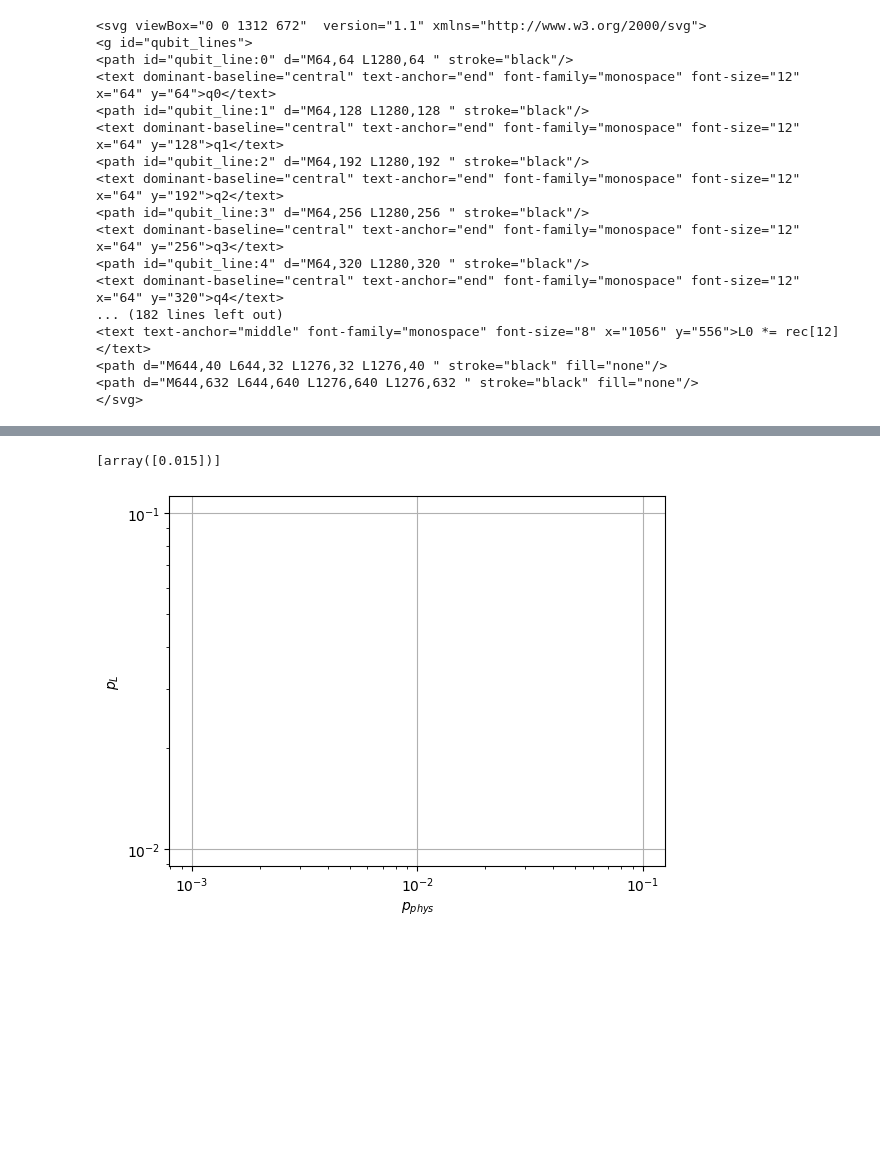
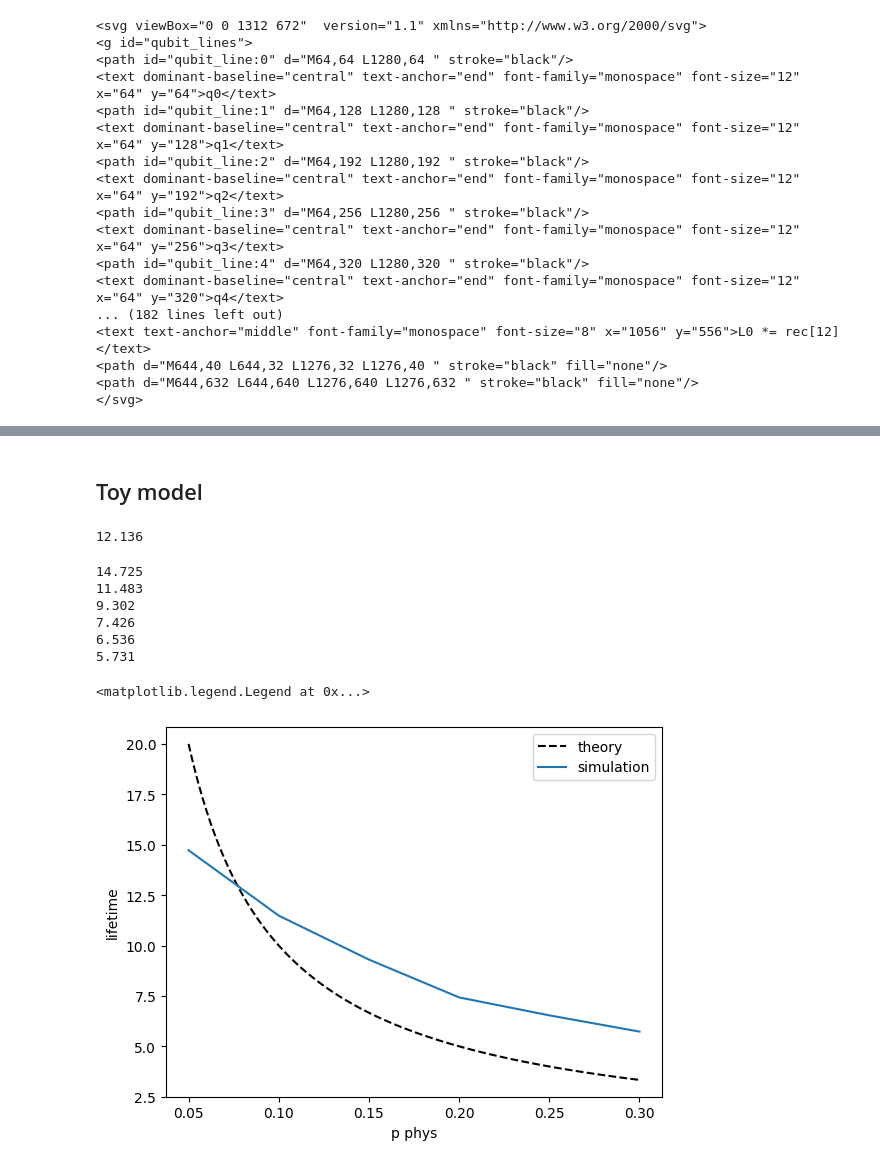
Before and after one commit to JoaoH67/qsample-stim, a Jupyter notebook: lifetime.ipynb, the cells around one changed output, grey strips where cells are left out. Cells and saved outputs as stored; diff of their text form; code cells hidden in the pictures; blank space fills up the shorter version.

Commit message:
with lifetime

```diff
--- a/lifetime.ipynb
+++ b/lifetime.ipynb
@@ -103,13 +60,39 @@ stim_sam.calculate_lifetime(8, 500, 0.01)
-# %%
-#stim_sam = qs.SplittingSampler(2000, protocol=rep, simulator=qs.StimSimulator,  p_max={'q': [0.001]}, err_model=err_model, distance=distance)
-#stim_sam.calculate_error(0.0001, 8)
-print(stim_sam.logical_p)
-plt.plot(stim_sam.physical_p, stim_sam.logical_p)
-plt.yscale('log')
-plt.xscale('log')
-plt.xlabel('$p_{phys}$')
-plt.ylabel('$p_L$')
-plt.grid()
-# %% [output]
-[array([0.015])]
-[figure, removed]
+# %% [markdown]
+## Toy model
+# %%
+toy_code = qs.Circuit([{"init": {0}}, {"I":{0}}, {"measure": {0}}], noisy=True)
+toy = qs.Protocol(check_functions={})
+
+toy.add_nodes_from(['toy'], circuits=[toy_code])
+toy.add_edge('START', 'toy', check='True')
+toy.add_edge('toy', 'FAIL', check='toy[-1]==1')
+
+err_model = qs.noise.E1
+toy_sam = qs.LifetimeSampler(2000, protocol=toy, simulator=qs.StimSimulator,  p_max={'q': [0.1]}, err_model=err_model, distance=distance)
+toy_sam.calculate_lifetime(50, 1000, 0.12)
+# %% [output]
+12.136
+# %%
+p_phys = [0.05, 0.1, 0.15, 0.2, 0.25, 0.3]
+lifetimes = []
+for p in p_phys:
+    lifetime = toy_sam.calculate_lifetime(50, 1000, p)
+    print(lifetime)
+    lifetimes.append(lifetime)
+# %% [output]
+14.725
+11.483
+9.302
+7.426
+6.536
+5.731
+# %%
+x = np.linspace(0.05, 0.3, 101)
+plt.plot(x, 1/x, 'k--', label = 'theory')
+plt.plot(p_phys, lifetimes, label='simulation')
+plt.xlabel('p phys')
+plt.ylabel('lifetime')
+plt.legend()
+# %% [output]
+<matplotlib.legend.Legend at 0x...>
+[figure, added]
```
Also changed, not shown: parts of 5 cells of this notebook, 1 other file.
